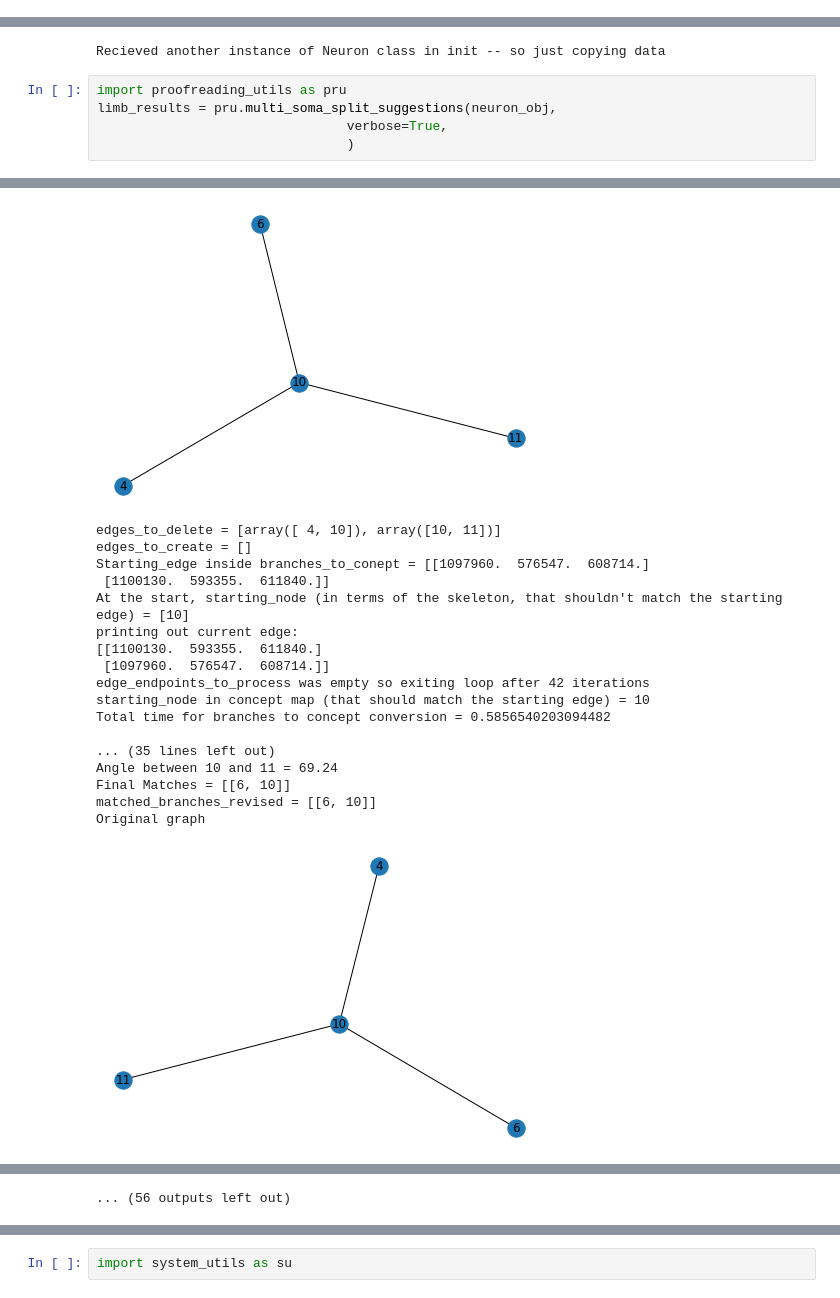
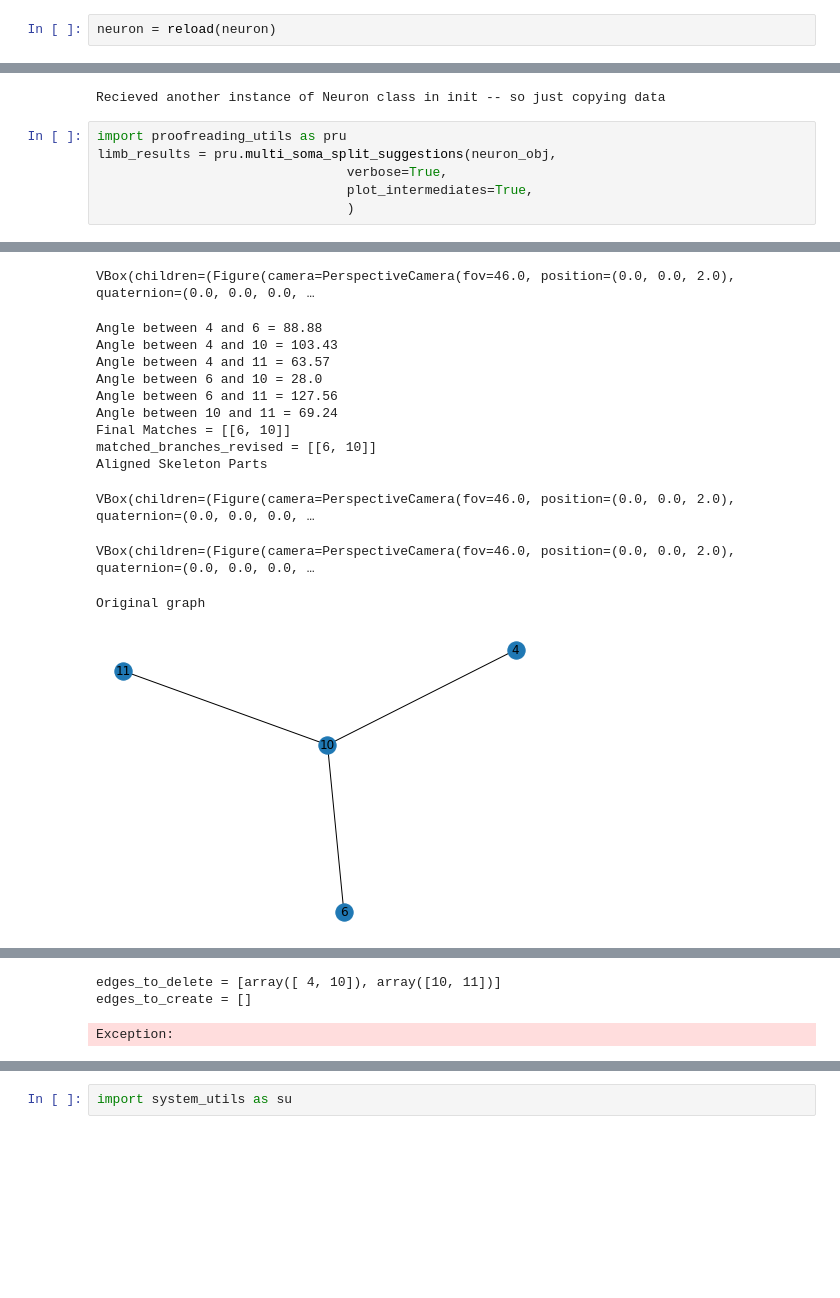
Before and after one commit to celiibrendan/neuron_mesh_tools, a Jupyter notebook: Auto_Proofreading/Limb_Neuron_Splitting/Neuron_Splitting_vp3_Other_Neuron_Testing.ipynb, the cells around one changed output, grey strips where cells are left out. Cells and saved outputs as stored; diff of their text form; blank space fills up the shorter version.

```diff
--- a/Auto_Proofreading/Limb_Neuron_Splitting/Neuron_Splitting_vp3_Other_Neuron_Testing.ipynb
+++ b/Auto_Proofreading/Limb_Neuron_Splitting/Neuron_Splitting_vp3_Other_Neuron_Testing.ipynb
@@ -99,6 +99,8 @@ total_limbs_to_process
 array([1, 4, 8])
 # %% [markdown]
 # Getting the Split Suggestions
+# %%
+neuron = reload(neuron)
 # %%
 neuron_obj = neuron.Neuron(neuron_obj)
 # %% [output]
@@ -107,6 +109,7 @@ Recieved another instance of Neuron class in init -- so just copying data
 import proofreading_utils as pru
 limb_results = pru.multi_soma_split_suggestions(neuron_obj,
                                 verbose=True,
+                                plot_intermediates=True,
                                 )
 # %% [output]
 multi_soma_limbs = [1]
@@ -129,19 +132,14 @@ Original graph
+VBox(children=(Figure(camera=PerspectiveCamera(fov=46.0, position=(0.0, 0.0, 2.0), quaternion=(0.0, 0.0, 0.0, …
+Angle between 4 and 6 = 88.88
+Angle between 4 and 10 = 103.43
+Angle between 4 and 11 = 63.57
+Angle between 6 and 10 = 28.0
+Angle between 6 and 11 = 127.56
+Angle between 10 and 11 = 69.24
+Final Matches = [[6, 10]]
+matched_branches_revised = [[6, 10]]
+Aligned Skeleton Parts
+VBox(children=(Figure(camera=PerspectiveCamera(fov=46.0, position=(0.0, 0.0, 2.0), quaternion=(0.0, 0.0, 0.0, …
+VBox(children=(Figure(camera=PerspectiveCamera(fov=46.0, position=(0.0, 0.0, 2.0), quaternion=(0.0, 0.0, 0.0, …
+Original graph
-[figure, old version]
+[figure, new version]
-edges_to_delete = [array([ 4, 10]), array([10, 11])]
-edges_to_create = []
-Starting_edge inside branches_to_conept = [[1097960.  576547.  608714.]
- [1100130.  593355.  611840.]]
-At the start, starting_node (in terms of the skeleton, that shouldn't match the starting edge) = [10]
-printing out current edge:
-[[1100130.  593355.  611840.]
- [1097960.  576547.  608714.]]
-edge_endpoints_to_process was empty so exiting loop after 42 iterations
-starting_node in concept map (that should match the starting edge) = 10
-Total time for branches to concept conversion = 0.5856540203094482
-
-... (35 lines left out)
-Angle between 10 and 11 = 69.24
-Final Matches = [[6, 10]]
-matched_branches_revised = [[6, 10]]
-Original graph
-[figure, removed]
@@ -220 +146,3 @@ Original graph
-... (56 outputs left out)
+edges_to_delete = [array([ 4, 10]), array([10, 11])]
+edges_to_create = []
+Exception:
```
Also changed, not shown: parts of 3 cells of this notebook, 3 other files.
